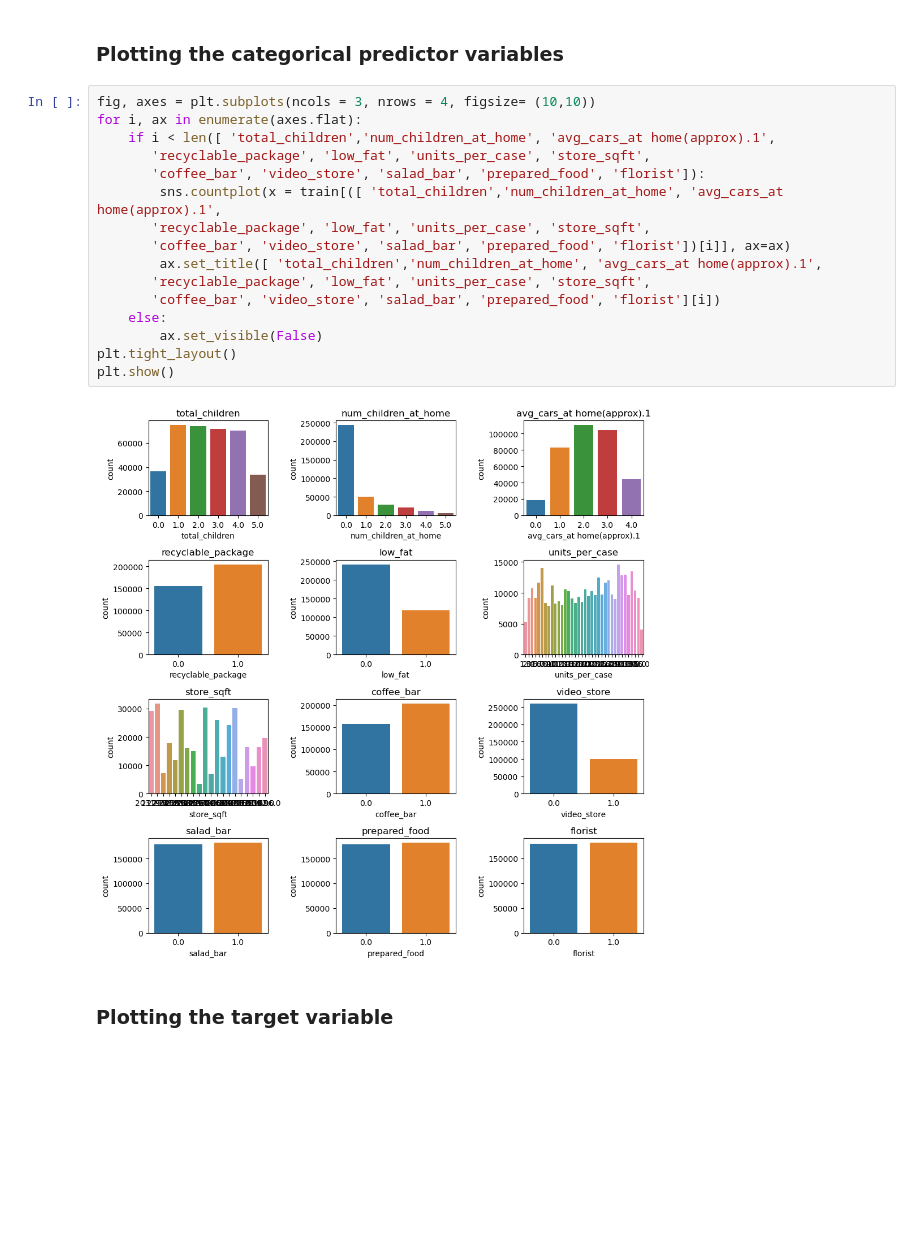
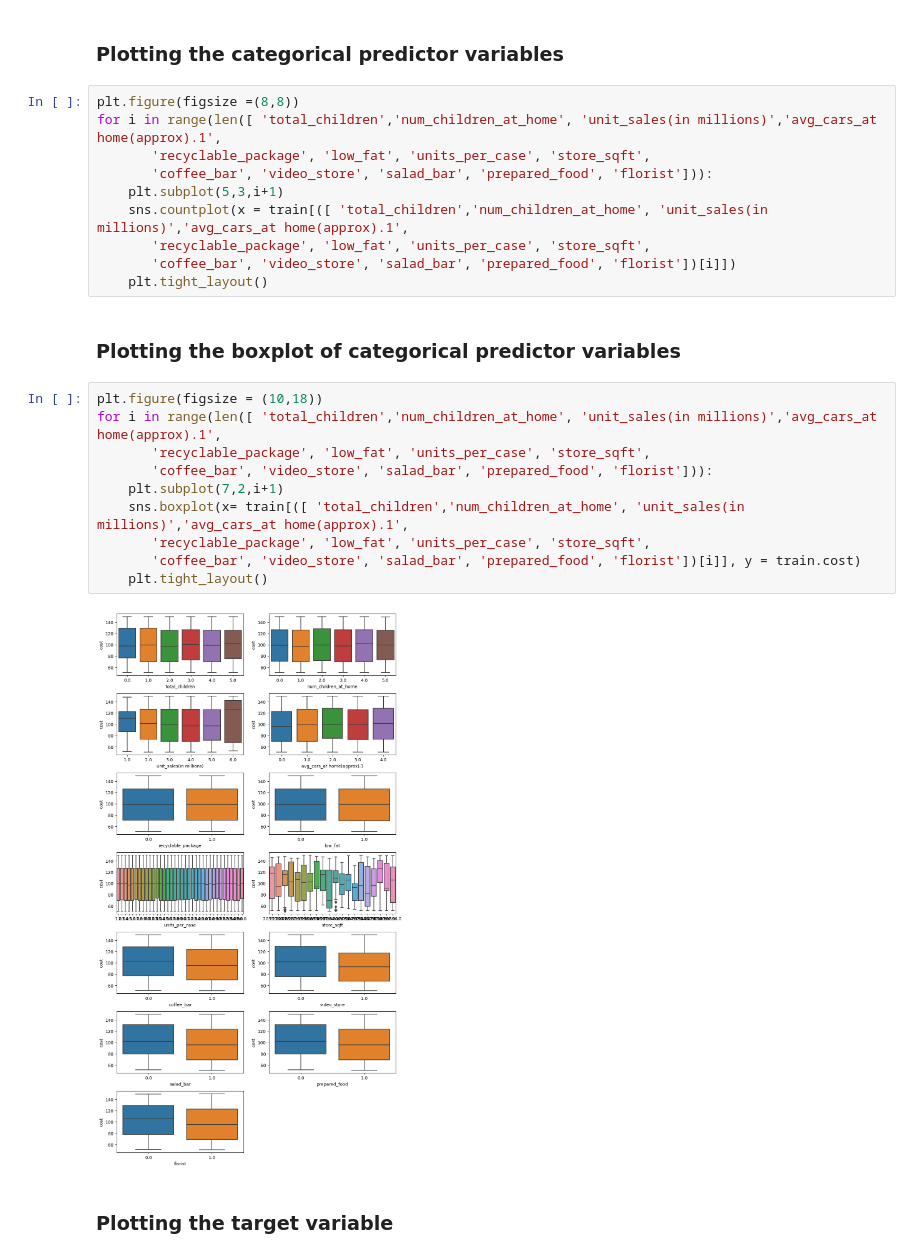
Before and after one commit to kavishchaudhary/Kaggle_Playground, a Jupyter notebook: Playground_S3_E11(Optuna - XGB, LGBM, CATBoost).ipynb, the cells around one changed output. Cells and saved outputs as stored; diff of their text form; blank space fills up the shorter version.

```diff
--- a/Playground_S3_E11(Optuna - XGB, LGBM, CATBoost).ipynb
+++ b/Playground_S3_E11(Optuna - XGB, LGBM, CATBoost).ipynb
@@ -106,23 +107,29 @@ plt.show()
 # %% [markdown]
 ### Plotting the categorical predictor variables
 # %%
-fig, axes = plt.subplots(ncols = 3, nrows = 4, figsize= (10,10))
-for i, ax in enumerate(axes.flat):
-    if i < len([ 'total_children','num_children_at_home', 'avg_cars_at home(approx).1',
+plt.figure(figsize =(8,8))
+for i in range(len([ 'total_children','num_children_at_home', 'unit_sales(in millions)','avg_cars_at home(approx).1',
        'recyclable_package', 'low_fat', 'units_per_case', 'store_sqft',
-       'coffee_bar', 'video_store', 'salad_bar', 'prepared_food', 'florist']):
-        sns.countplot(x = train[([ 'total_children','num_children_at_home', 'avg_cars_at home(approx).1',
+       'coffee_bar', 'video_store', 'salad_bar', 'prepared_food', 'florist'])):
+    plt.subplot(5,3,i+1)
+    sns.countplot(x = train[([ 'total_children','num_children_at_home', 'unit_sales(in millions)','avg_cars_at home(approx).1',
        'recyclable_package', 'low_fat', 'units_per_case', 'store_sqft',
-       'coffee_bar', 'video_store', 'salad_bar', 'prepared_food', 'florist'])[i]], ax=ax)
-        ax.set_title([ 'total_children','num_children_at_home', 'avg_cars_at home(approx).1',
-       'recyclable_package', 'low_fat', 'units_per_case', 'store_sqft',
-       'coffee_bar', 'video_store', 'salad_bar', 'prepared_food', 'florist'][i])
-    else:
-        ax.set_visible(False)
-plt.tight_layout()
-plt.show()
+       'coffee_bar', 'video_store', 'salad_bar', 'prepared_food', 'florist'])[i]])
+    plt.tight_layout()
-# %% [output]
-[figure, removed]
+# %% [markdown]
+### Plotting the  boxplot of categorical predictor variables
+# %%
+plt.figure(figsize = (10,18))
+for i in range(len([ 'total_children','num_children_at_home', 'unit_sales(in millions)','avg_cars_at home(approx).1',
+       'recyclable_package', 'low_fat', 'units_per_case', 'store_sqft',
+       'coffee_bar', 'video_store', 'salad_bar', 'prepared_food', 'florist'])):
+    plt.subplot(7,2,i+1)
+    sns.boxplot(x= train[([ 'total_children','num_children_at_home', 'unit_sales(in millions)','avg_cars_at home(approx).1',
+       'recyclable_package', 'low_fat', 'units_per_case', 'store_sqft',
+       'coffee_bar', 'video_store', 'salad_bar', 'prepared_food', 'florist'])[i]], y = train.cost)
+    plt.tight_layout()
+# %% [output]
+[figure, added]
 # %% [markdown]
 ### Plotting the target variable
 # %%
```
Also changed, not shown: parts of 6 cells of this notebook.
